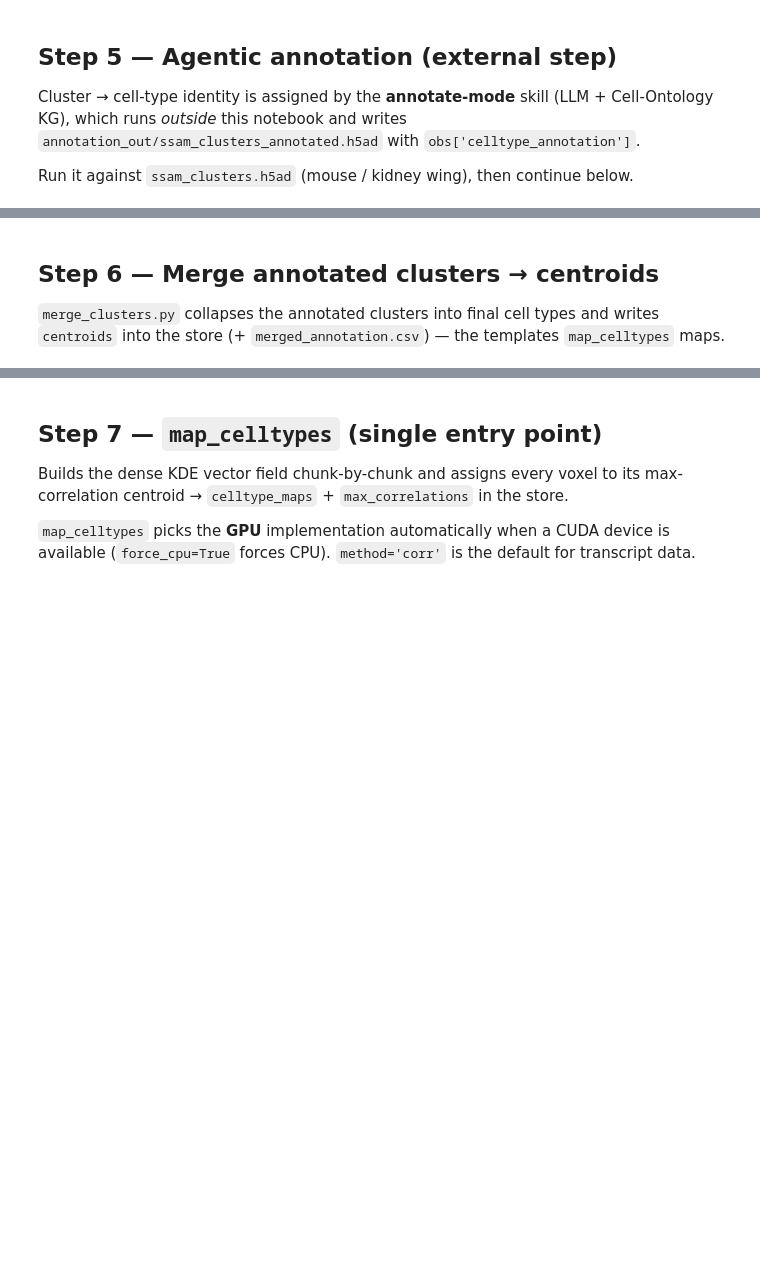
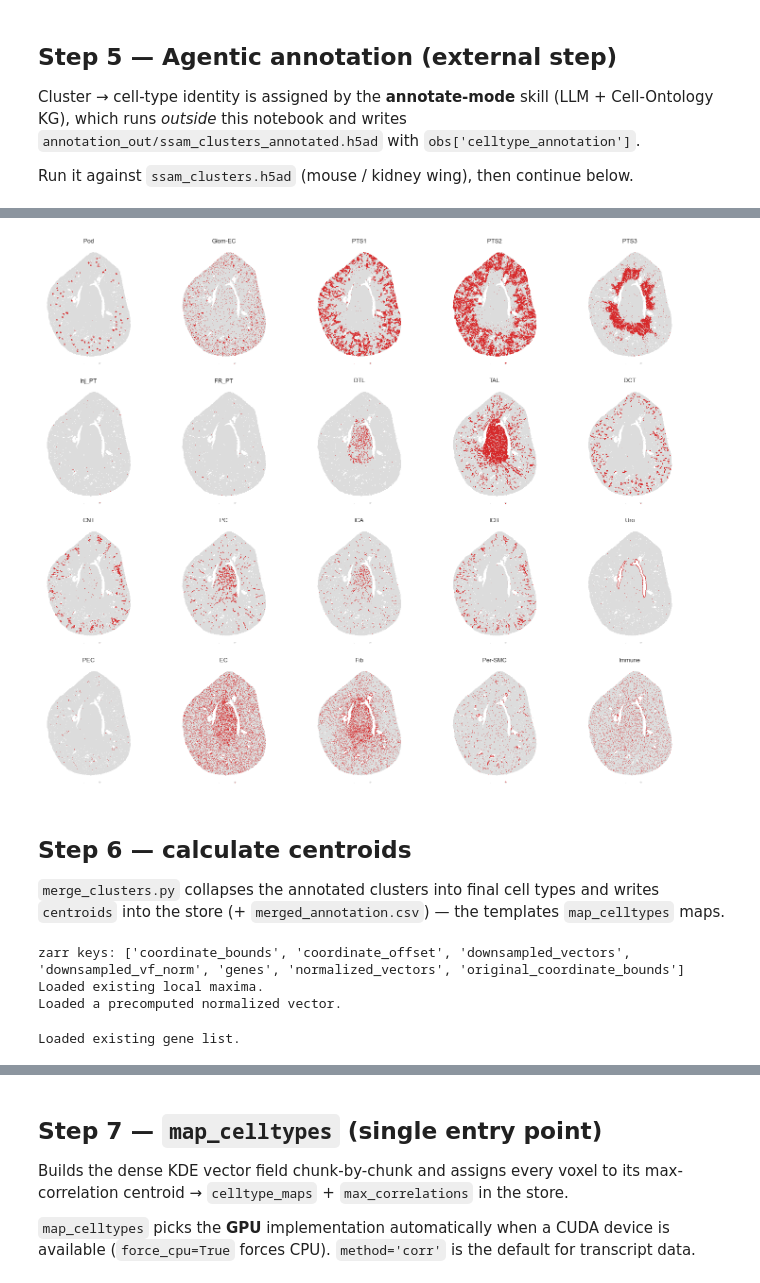
Before and after one commit to pnucolab/CeLLMan, a Jupyter notebook: notebooks/xenium_kidney.ipynb, the cells around one changed output, grey strips where cells are left out. Cells and saved outputs as stored; diff of their text form; code cells hidden in the pictures; blank space fills up the shorter version.

```diff
--- a/notebooks/xenium_kidney.ipynb
+++ b/notebooks/xenium_kidney.ipynb
@@ -254,0 +248,3 @@ else:
+# %%
+ref = sc.read_h5ad('/bce/groups/pnucolab/analysis/l202255179/UNNAMED/cellman_paper/data/xenium/ref_shamR.h5ad')
+ref
@@ -255,6 +258,30 @@ else:
+# %%
+import math, matplotlib.pyplot as plt
+COL='celltype_plot'; PS=0.5; N_COLS=5; BG='#dcdcdc'; FG='#d62728'
+xy = ref.obsm['spatial']; labels = ref.obs[COL].astype(str).to_numpy()
+cats = list(ref.obs[COL].cat.categories); n=len(cats)
+n_cols=min(N_COLS,n); n_rows=math.ceil(n/n_cols)
+fig,axes=plt.subplots(n_rows,n_cols,figsize=(3*n_cols,3*n_rows),squeeze=False)
+for a_ in axes.flat: a_.set_axis_off()
+for i,ct in enumerate(cats):
+    a_=axes[i//n_cols,i%n_cols]; m=labels==ct
+    a_.scatter(xy[~m,0],xy[~m,1],s=PS,c=BG,linewidths=0,rasterized=True)
+    a_.scatter(xy[m,0], xy[m,1], s=PS,c=FG,linewidths=0,rasterized=True)
+    a_.set_title(ct,fontsize=9); a_.set_aspect('equal'); a_.invert_yaxis()
+fig.tight_layout(); plt.show()
+# %% [output]
+[figure, added]
 # %% [markdown]
-## Step 6 — Merge annotated clusters → centroids
+## Step 6 — calculate centroids
 
 `merge_clusters.py` collapses the annotated clusters into final cell types and writes
 `centroids` into the store (+ `merged_annotation.csv`) — the templates `map_celltypes` maps.
+# %%
+ds = cms.SSAMDataset(STORE)
+analysis = cms.SSAMAnalysis(ds, ncores=NCORES, verbose=True)
+# %% [output]
+zarr keys: ['coordinate_bounds', 'coordinate_offset', 'downsampled_vectors', 'downsampled_vf_norm', 'genes', 'normalized_vectors', 'original_coordinate_bounds']
+Loaded existing local maxima.
+Loaded a precomputed normalized vector.
+Loaded existing gene list.
 # %%
```
Also changed, not shown: parts of 15 cells of this notebook, 20 other files.
